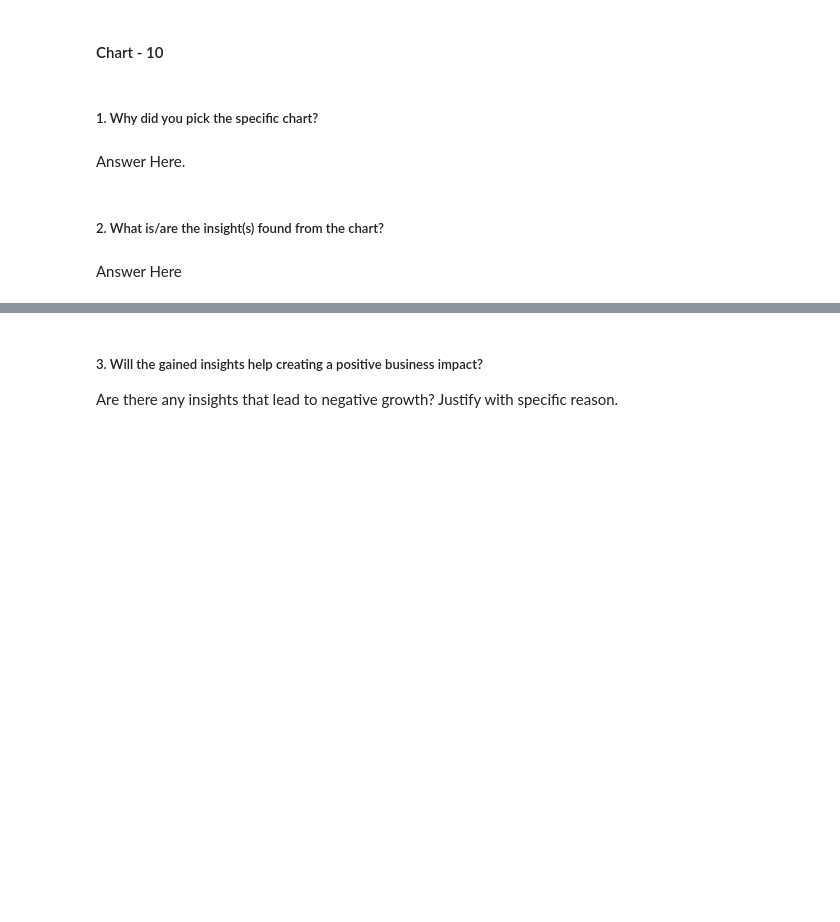
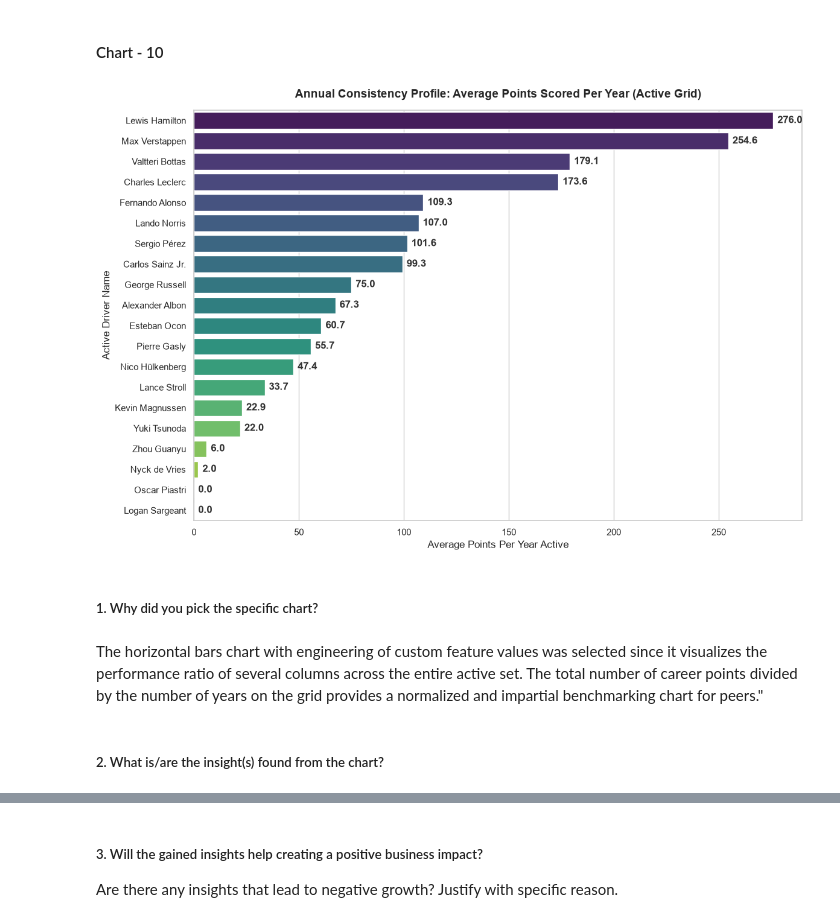
Before and after one commit to Manaspanwar20/F1-Driver-Analytics, a Jupyter notebook: Copy of Sample EDA Submission Template.ipynb, the cells around one changed output, grey strips where cells are left out. Saved outputs shown, nothing was run; the diff lists cells and outputs as text; code cells hidden in the pictures; blank space fills up the shorter version.

```diff
--- a/Copy of Sample EDA Submission Template.ipynb
+++ b/Copy of Sample EDA Submission Template.ipynb
@@ -582,8 +684,40 @@ Answer Here
+# %%
+# Chart - 10 visualization code
+active_consistency = df[df['Active'] == True].copy()
+
+active_consistency = active_consistency[active_consistency['Years_Active'] > 0]
+
+active_consistency['Points_Per_Year'] = active_consistency['Points'] / active_consistency['Years_Active']
+
+active_consistency = active_consistency.sort_values(by='Points_Per_Year', ascending=False)
+
+num_drivers = len(active_consistency)
+plt.figure(figsize=(12, max(6, num_drivers * 0.4)))
+sns.set_theme(style="whitegrid")
+
+ax = sns.barplot(
+    x='Points_Per_Year',
+    y='Driver',
+    data=active_consistency,
+    palette='viridis',
+    hue='Driver',
+    legend=False
+)
+
+for container in ax.containers:
+    ax.bar_label(container, fmt='%.1f', padding=5, fontweight='bold', color='#333333')
+
+plt.title('Annual Consistency Profile: Average Points Scored Per Year (Active Grid)', fontsize=14, fontweight='bold', pad=15)
+plt.xlabel('Average Points Per Year Active', fontsize=12)
+plt.ylabel('Active Driver Name', fontsize=12)
+
+plt.tight_layout()
+plt.show()
+# %% [output]
+[figure, added]
 # %% [markdown]
 ##### 1. Why did you pick the specific chart?
-# %% [markdown]
-Answer Here.
+# %% [markdown]
+The horizontal bars chart with engineering of custom feature values was selected since it visualizes the performance ratio of several columns across the entire active set. The total number of career points divided by the number of years on the grid provides a normalized and impartial benchmarking chart for peers."
 # %% [markdown]
 ##### 2. What is/are the insight(s) found from the chart?
-# %% [markdown]
-Answer Here
```
Also changed, not shown: parts of 67 cells of this notebook.
